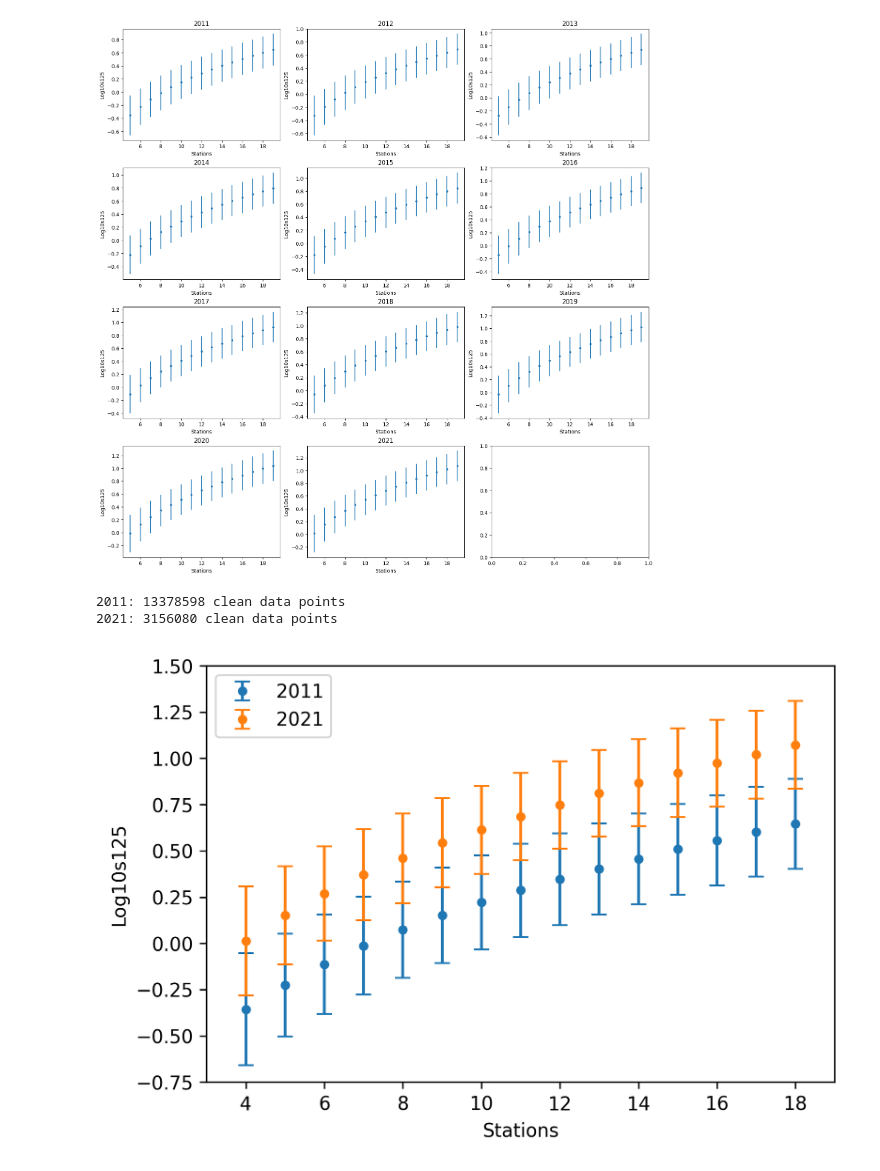
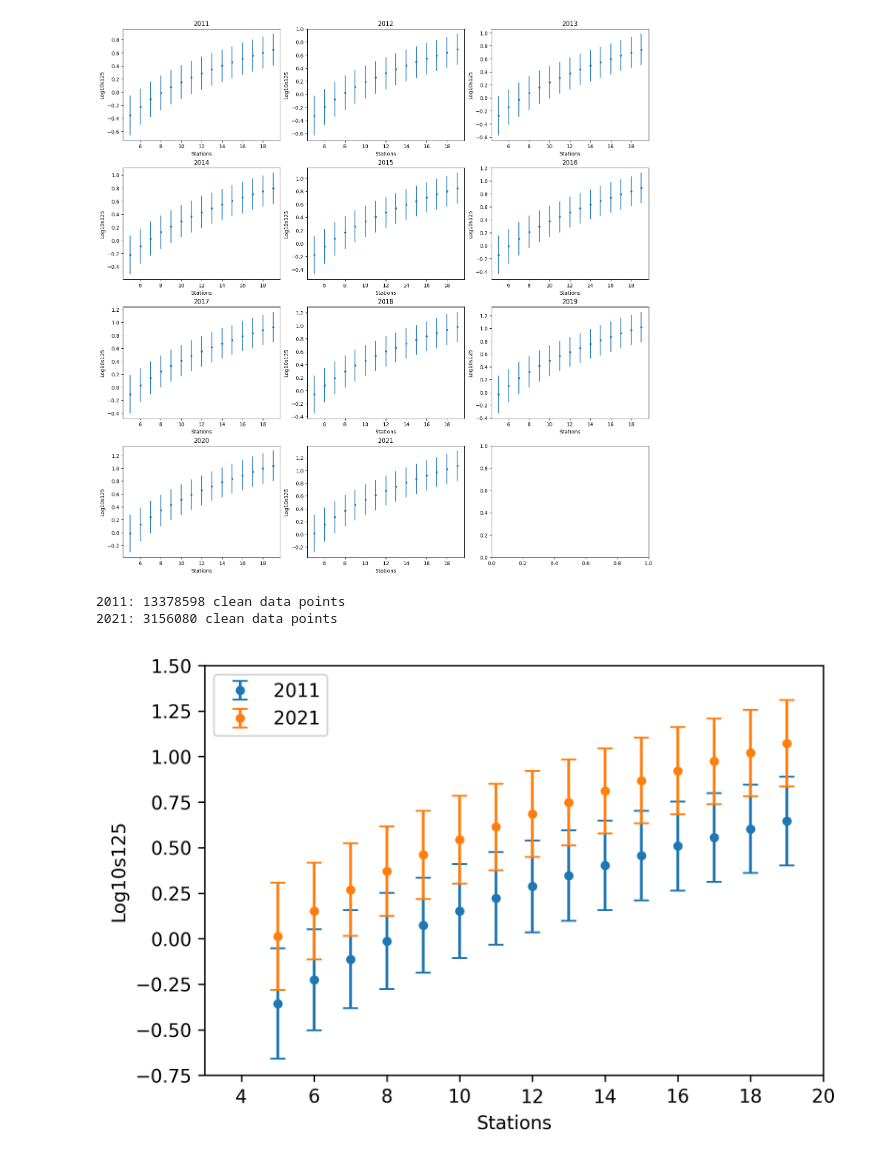
Before and after one commit to bastow-libby/11-year-Update-Paper-Figures, a Jupyter notebook: Figure2/s125_v_nstations.ipynb, the cells around one changed output. Drawn from its saved outputs; the diff is of its cells as text; code cells hidden in the pictures.

```diff
--- a/Figure2/s125_v_nstations.ipynb
+++ b/Figure2/s125_v_nstations.ipynb
@@ -89,18 +91,14 @@ plt.show()
 [ 3  4  5  6  7  8  9 10]
 [figure]
 # %%
-import scipy.stats
-import numpy
-import matplotlib.pyplot as plt
-
-x = stations_2011
-y = s125_2011
+x = data['stations_2011']
+y = data['s125_2011']
 
 bins = np.arange(3, 101, 1)
 
 means_result = scipy.stats.binned_statistic(x, [y, y**2], bins=bins, range=(0,1), statistic='mean')
 means, means2 = means_result.statistic
-standard_deviations = numpy.sqrt(means2 - means**2)
+standard_deviations = np.sqrt(means2 - means**2)
 bin_edges = means_result.bin_edges
 bin_centers = (bin_edges[:-1] + bin_edges[1:])/2.
 print(bin_edges)
@@ -108,6 +106,7 @@ bin_graphing = bin_edges[:-1]
 #print(bin_centers)
 
 plt.errorbar(x=bin_graphing, y=means, yerr=standard_deviations, linestyle='none', marker='.')
+plt.show()
 # %% [output]
 [  3.   4.   5.   6.   7.   8.   9.  10.  11.  12.  13.  14.  15.  16.
   17.  18.  19.  20.  21.  22.  23.  24.  25.  26.  27.  28.  29.  30.
@@ -120,23 +118,19 @@ plt.errorbar(x=bin_graphing, y=means, yerr=standard_deviations, linestyle='none'
 [figure]
 # %%
-import scipy.stats
-import numpy
-import matplotlib.pyplot as plt
-
 fig, axs = plt.subplots(4, 3, figsize = (15,15), constrained_layout=True)
 
 n = 0
 m = 0
 
 for year in np.arange(2011, 2022, 1):
-    x = globals()['stations_'+str(year)]
-    y = globals()['s125_'+str(year)]
+    x = data['stations_'+str(year)]
+    y = data['s125_'+str(year)]
 
     bins = np.arange(3, 101, 1)
 
     means_result = scipy.stats.binned_statistic(x, [y, y**2], bins=bins, range=(0,1), statistic='mean')
     means, means2 = means_result.statistic
-    standard_deviations = numpy.sqrt(means2 - means**2)
+    standard_deviations = np.sqrt(means2 - means**2)
     bin_edges = means_result.bin_edges
     bin_centers = (bin_edges[:-1] + bin_edges[1:])/2.
 
@@ -156,15 +150,11 @@ fig.show()
 # %% [output]
 [figure]
 # %%
-import pandas as pd
-import numpy as np
-import matplotlib.pyplot as plt
-
 plt.figure(figsize=(6, 4), dpi=300)
 
 for year in [2011, 2021]:
-    x_raw = globals()['stations_'+str(year)]
-    y_raw = globals()['s125_'+str(year)]
+    x_raw = data['stations_'+str(year)]
+    y_raw = data['s125_'+str(year)]
 
     # Create DataFrame and let pandas handle type conversion
     df = pd.DataFrame({
@@ -174,37 +164,38 @@ for year in [2011, 2021]:
 
     # Drop NaN values
     df = df.dropna()
 
     print(f"{year}: {len(df)} clean data points")
 
     # Bin using pandas
-    bins = np.arange(3, 21, 1)
-    df['bin'] = pd.cut(df['stations'], bins=bins, include_lowest=True)
+    # Default behavior includes the endpoint for each bin (so (4-5] = 5 stations)
+    bins = np.arange(4, 21, 1)
+    df['bin'] = pd.cut(df['stations'], bins=bins)
 
     binned = df.groupby('bin').agg({
         's125': ['mean', 'std', 'count']
     }).droplevel(0, axis=1)  # Flatten column names
 
-    bin_centers = (bins[:-1] + bins[1:]) / 2
-    bin_graphing = bins[:-1]
-    binned['x'] = bin_graphing
+    # Bins indicate N_stations: minimum value is 5
+    # Note: I don't know why, but pandas is only going up to N_s = 19
+    binned['x'] = bins[1:-1]
 
     plt.errorbar(x=binned['x'], y=binned['mean'],
                   yerr=binned['std'],
                  linestyle='none', marker='.', label=str(year), markersize=8, capsize=4)
 
 plt.legend(loc='upper left')
 #plt.title('Log10s125 vs nStations for Burnsample')
 plt.xlabel('Stations')
 plt.ylabel('Log10s125')
-plt.xlim(3, 19)  # Set x-axis limits
+plt.xlim(3, 20)  # Set x-axis limits
 plt.ylim(-0.75, 1.5)
 
 
 
 plt.savefig('s125_v_nstations.pdf')
 plt.show()
 # %% [output]
 2011: 13378598 clean data points
 2021: 3156080 clean data points
-[figure, old version]
+[figure, new version]
```
Also changed, not shown: parts of 4 cells of this notebook.
